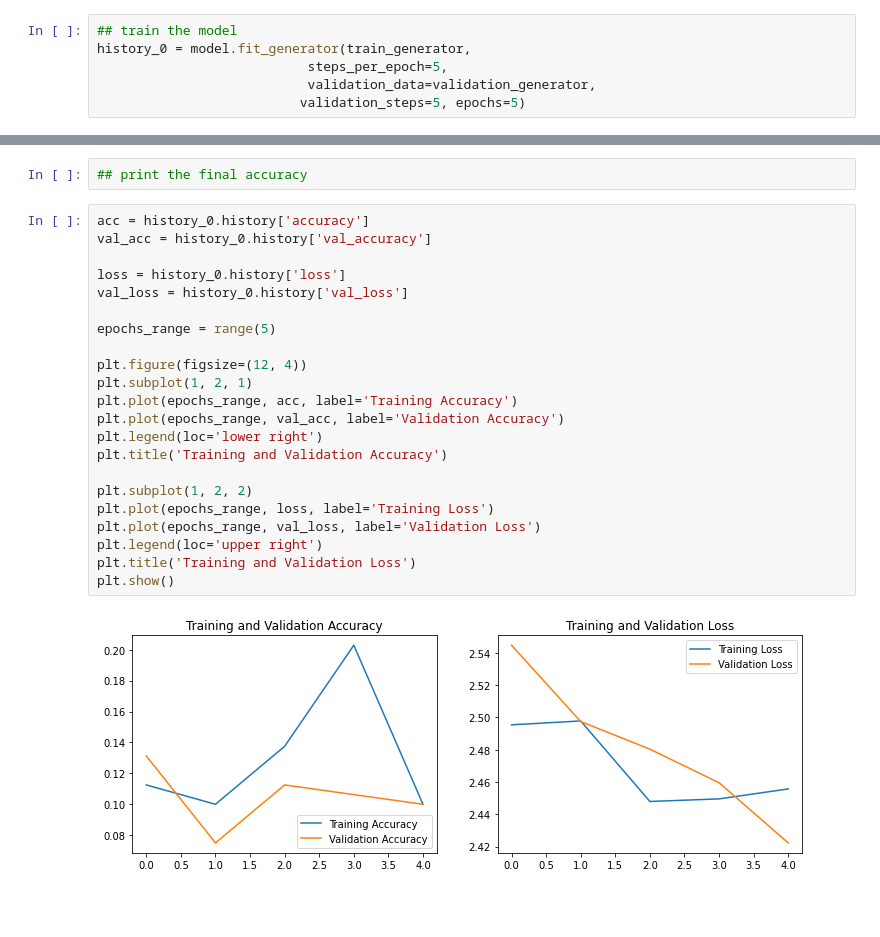
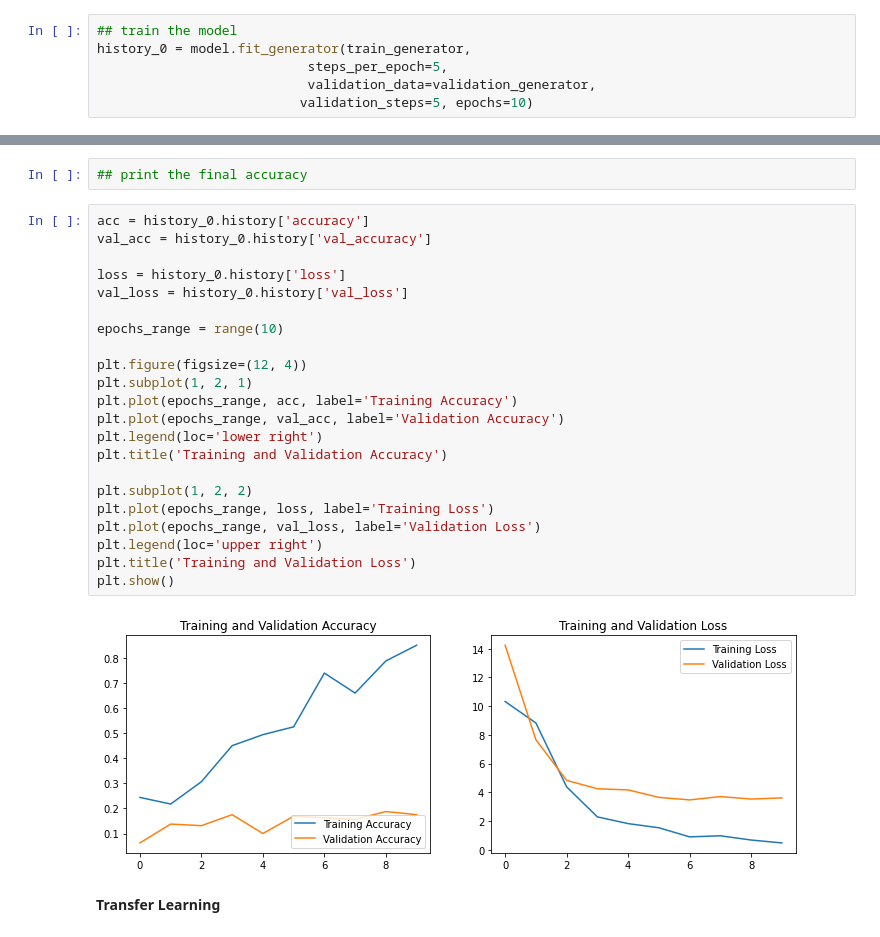
Before and after one commit to Albion-Krasniqi/Car-Classification-Deep-Learning, a Jupyter notebook: IL181.ipynb, the cells around one changed output, grey strips where cells are left out. Drawn from its saved outputs; the diff is of its cells as text; blank space fills up the shorter version.

```diff
--- a/IL181.ipynb
+++ b/IL181.ipynb
@@ -171,5 +259,5 @@ model.compile(optimizer=opt,
 history_0 = model.fit_generator(train_generator,
                            steps_per_epoch=5,
                            validation_data=validation_generator,
-                          validation_steps=5, epochs=5)
+                          validation_steps=5, epochs=10)
 # %% [output]
@@ -188,24 +286,26 @@ Epoch 5/5
 # %%
 acc = history_0.history['accuracy']
 val_acc = history_0.history['val_accuracy']
 
 loss = history_0.history['loss']
 val_loss = history_0.history['val_loss']
 
-epochs_range = range(5)
+epochs_range = range(10)
 
 plt.figure(figsize=(12, 4))
 plt.subplot(1, 2, 1)
 plt.plot(epochs_range, acc, label='Training Accuracy')
 plt.plot(epochs_range, val_acc, label='Validation Accuracy')
 plt.legend(loc='lower right')
 plt.title('Training and Validation Accuracy')
 
 plt.subplot(1, 2, 2)
 plt.plot(epochs_range, loss, label='Training Loss')
 plt.plot(epochs_range, val_loss, label='Validation Loss')
 plt.legend(loc='upper right')
 plt.title('Training and Validation Loss')
 plt.show()
 # %% [output]
-[figure, old version]
+[figure, new version]
+# %% [markdown]
+**Transfer Learning**
```
Also changed, not shown: parts of 48 cells of this notebook.
